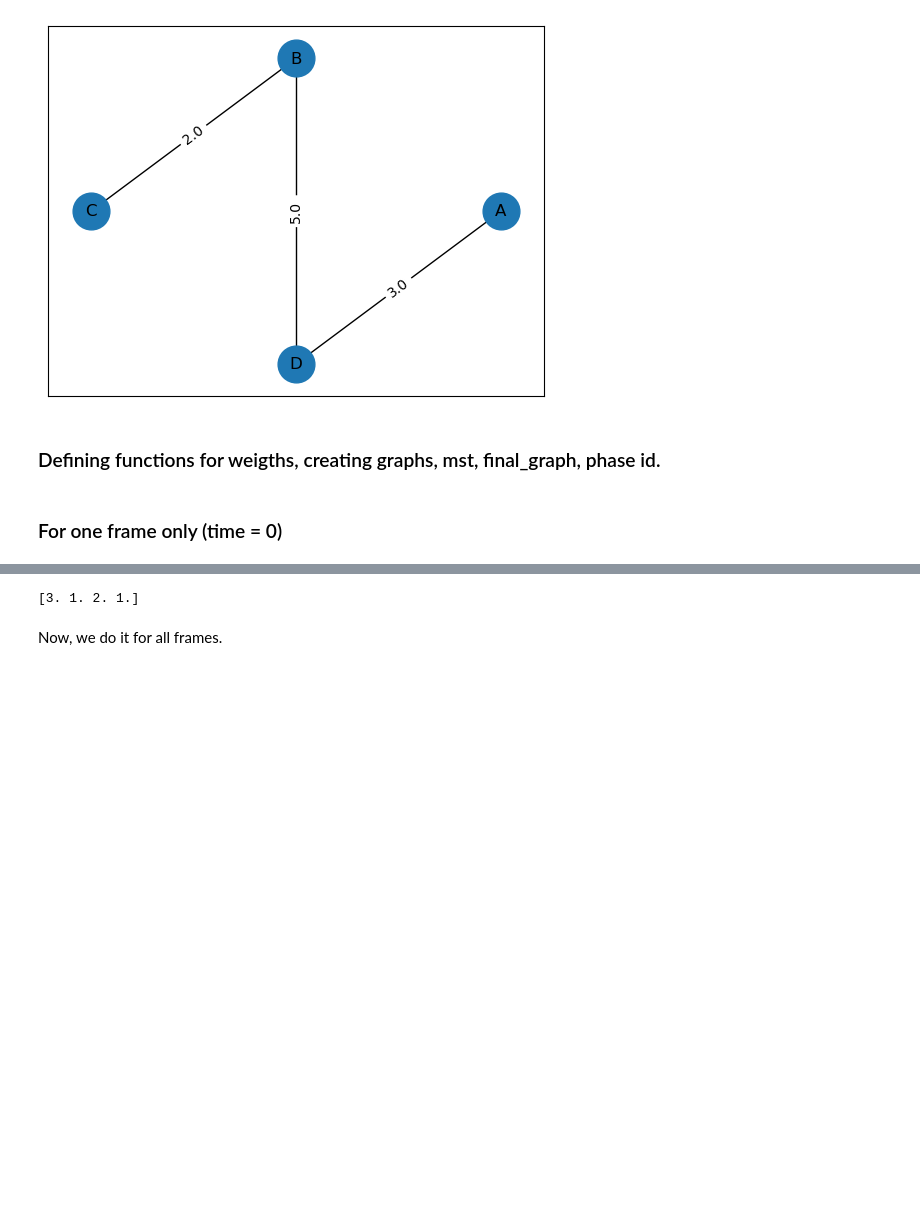
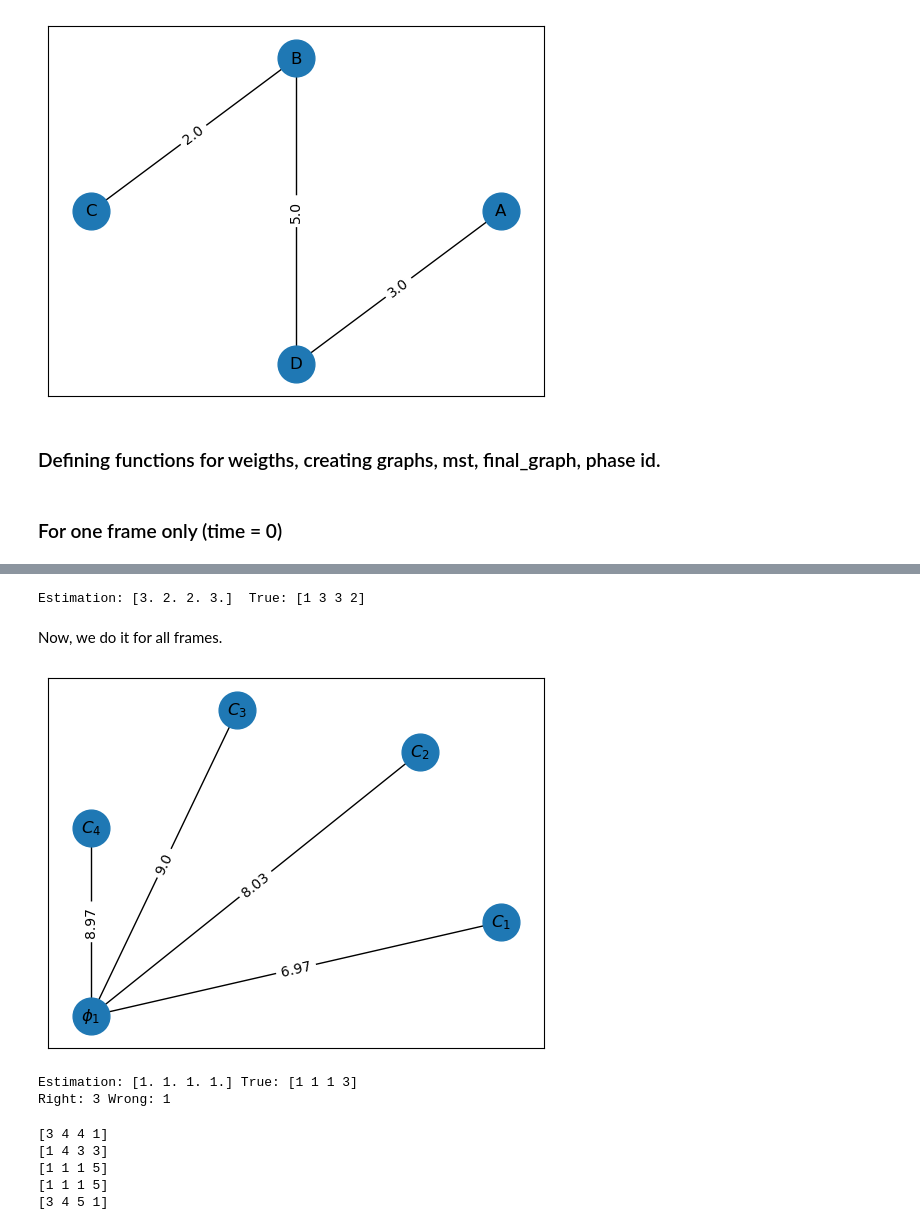
Before and after one commit to leobt23/ADRI, a Jupyter notebook: Projets_final/final1/Class1_FINAL.ipynb, the cells around one changed output, grey strips where cells are left out. Cells and saved outputs as stored; diff of their text form; code cells hidden in the pictures; blank space fills up the shorter version.

```diff
--- a/Projets_final/final1/Class1_FINAL.ipynb
+++ b/Projets_final/final1/Class1_FINAL.ipynb
@@ -732,11 +803,62 @@ display_graph(final_graph,clients+phases)
 # %%
 # now, from the final_graph, we can get the final assignment
 assignment = get_final_assignment(final_graph,clients)
-print(assignment)
+print('Estimation:',assignment,' True:',phase)
 # %% [output]
-[3. 1. 2. 1.]
+Estimation: [3. 2. 2. 3.]  True: [1 3 3 2]
 # %% [markdown]
 Now, we do it for all frames.
+# %%
+#clients = [r"$C_1$", r"$C_2$", r"$C_3$", r"$C_4$"]
+#phases = [r"$\phi_1$", r"$\phi_2$", r"$\phi_3$"]
+
+# recreating the data
+n_customers = 4
+n_phases = 3
+phase = randint(1, n_phases+1, n_customers)
+#phase = np.array([1,3,3,1])
+X,Y = createXY(raw_data,phase)
+
+# automate the "clients" and "phases" string variables for the amount of clients and phases we pick
+clients = [r"$C_{}$".format(i+1) for i in range(n_customers)]
+phases = [r"$\phi_{}$".format(i+1) for i in range(n_phases)]
+
+node_labels = clients + phases
+
+matrix_global = np.zeros((len(node_labels),len(node_labels)))
+# looping over all time steps
+for k in range(X.shape[0]):
+    # create the matrix of the graph
+    matrix_graph = create_graph(X,Y,k,weight_normalized_abs,clients,phases)
+    # add it to the global matrix
+    matrix_global += matrix_graph
+mst_global = create_mst_graph(matrix_global)
+# get the final graph, where we only take the min edges of each client
+final_graph = get_final_graph(mst_global)
+# get the final assignment
+assignment = get_final_assignment(final_graph,clients)
+# display the graph
+display_graph(final_graph,node_labels)
+# display the assignment
+print('Estimation:',assignment,'True:',phase)
+# print how many times we were right vs wrong
+print('Right:',np.count_nonzero(assignment == phase),'Wrong:',np.count_nonzero(assignment != phase))
+# %% [output]
+[figure, added]
+Estimation: [1. 1. 1. 1.] True: [1 1 1 3]
+Right: 3 Wrong: 1
+# %%
+randint(2, 4, n_customers)
+# print the median of those randint for 100 tries
+loads_of_rands = []
+for i in range(5):
+   print(randint(1, 6, n_customers))
+# %% [output]
+[3 4 4 1]
+[1 4 3 3]
+[1 1 1 5]
+[1 1 1 5]
+[3 4 5 1]
 # %%
 clients = [r"$C_1$", r"$C_2$", r"$C_3$", r"$C_4$"]
 phases = [r"$\phi_1$", r"$\phi_2$", r"$\phi_3$"]
```
Also changed, not shown: parts of 9 cells of this notebook, 1 other file.
